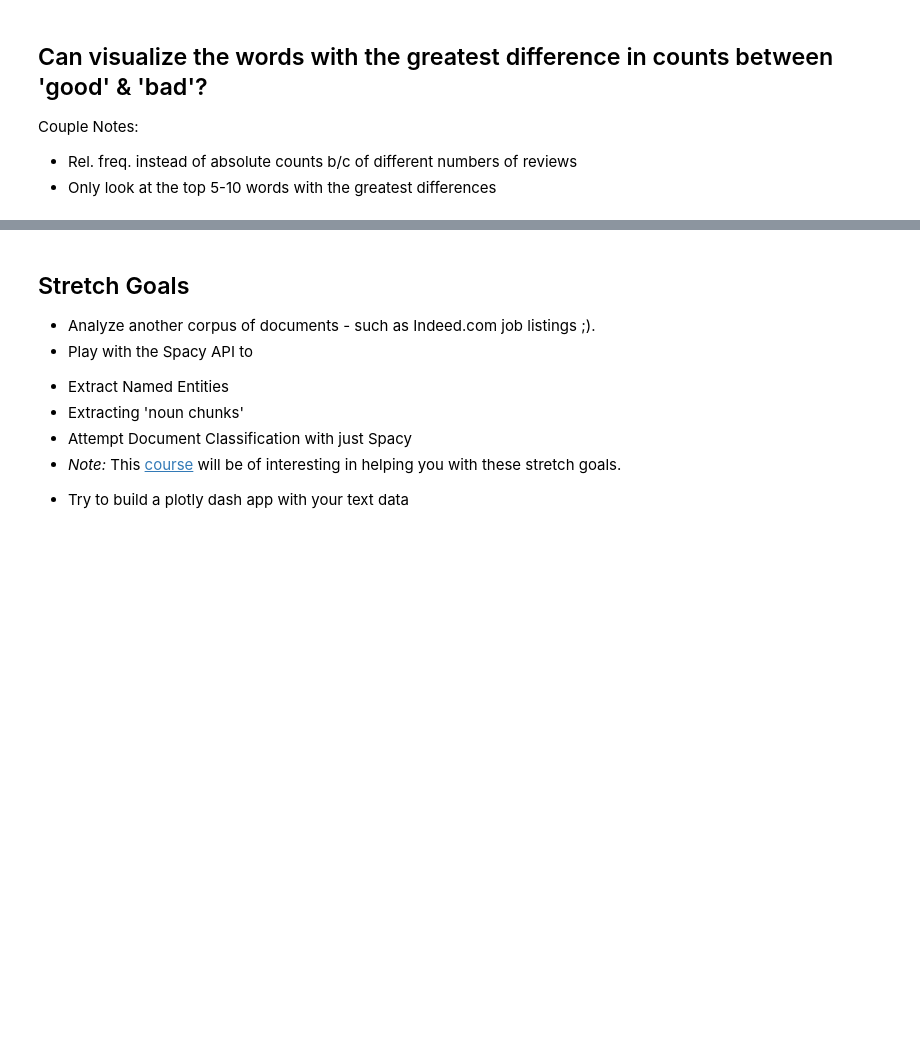
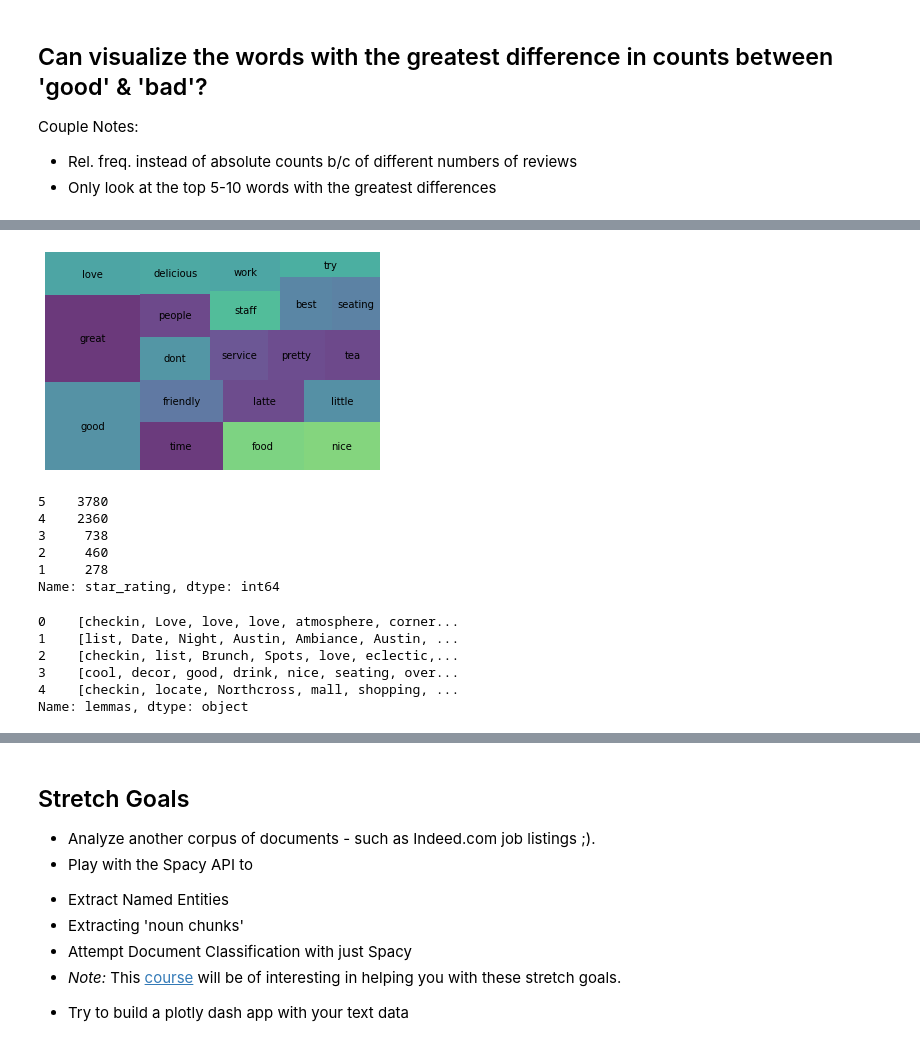
Before and after one commit to RMDircio/DS-Unit-4-Sprint-1-NLP, a Jupyter notebook: module1-text-data/Regina_Dircio_DSPT5_Unit4_Text_Data_Assignment.ipynb, the cells around one changed output, grey strips where cells are left out. Cells and saved outputs as stored; diff of their text form; code cells hidden in the pictures; blank space fills up the shorter version.

```diff
--- a/module1-text-data/Regina_Dircio_DSPT5_Unit4_Text_Data_Assignment.ipynb
+++ b/module1-text-data/Regina_Dircio_DSPT5_Unit4_Text_Data_Assignment.ipynb
@@ -131,0 +311,20 @@ Couple Notes:
+# %%
+# add to stop-word list
+STOP_WORDS = nlp.Defaults.stop_words.union(['coffee','place', 'like', 'shop', 'austin', 'nt', 'm', 's', 've', 'checkin', 'ive', 'im', 'come', 'got'])
+# %%
+tokens = []
+
+for doc in tokenizer.pipe(clean_shops['full_review_text'], batch_size=500):
+
+    doc_tokens = []
+
+    for token in doc:
+        if token.text.lower() not in STOP_WORDS:
+            doc_tokens.append(token.text.lower())
+
+    tokens.append(doc_tokens)
+
+clean_shops['tokens'] = tokens
+# %%
+wc = count(clean_shops['tokens'])
+wc.head()
@@ -131,0 +338,17 @@ Couple Notes:
+# %%
+wc_top20 = wc[wc['rank'] <= 20]
+
+squarify.plot(sizes=wc_top20['pct_total'], label=wc_top20['word'], alpha=.8 )
+plt.axis('off')
+plt.show()
+# %% [output]
+[figure, added]
+# %%
+clean_shops['star_rating'].value_counts()
+# %% [output]
+5    3780
+4    2360
+3     738
+2     460
+1     278
+Name: star_rating, dtype: int64
@@ -131,0 +372,9 @@ Couple Notes:
+# %%
+clean_shops['lemmas'].head()
+# %% [output]
+0    [checkin, Love, love, love, atmosphere, corner...
+1    [list, Date, Night, Austin, Ambiance, Austin, ...
+2    [checkin, list, Brunch, Spots, love, eclectic,...
+3    [cool, decor, good, drink, nice, seating, over...
+4    [checkin, locate, Northcross, mall, shopping, ...
+Name: lemmas, dtype: object
```
Also changed, not shown: parts of 29 cells of this notebook, 1 other file.
